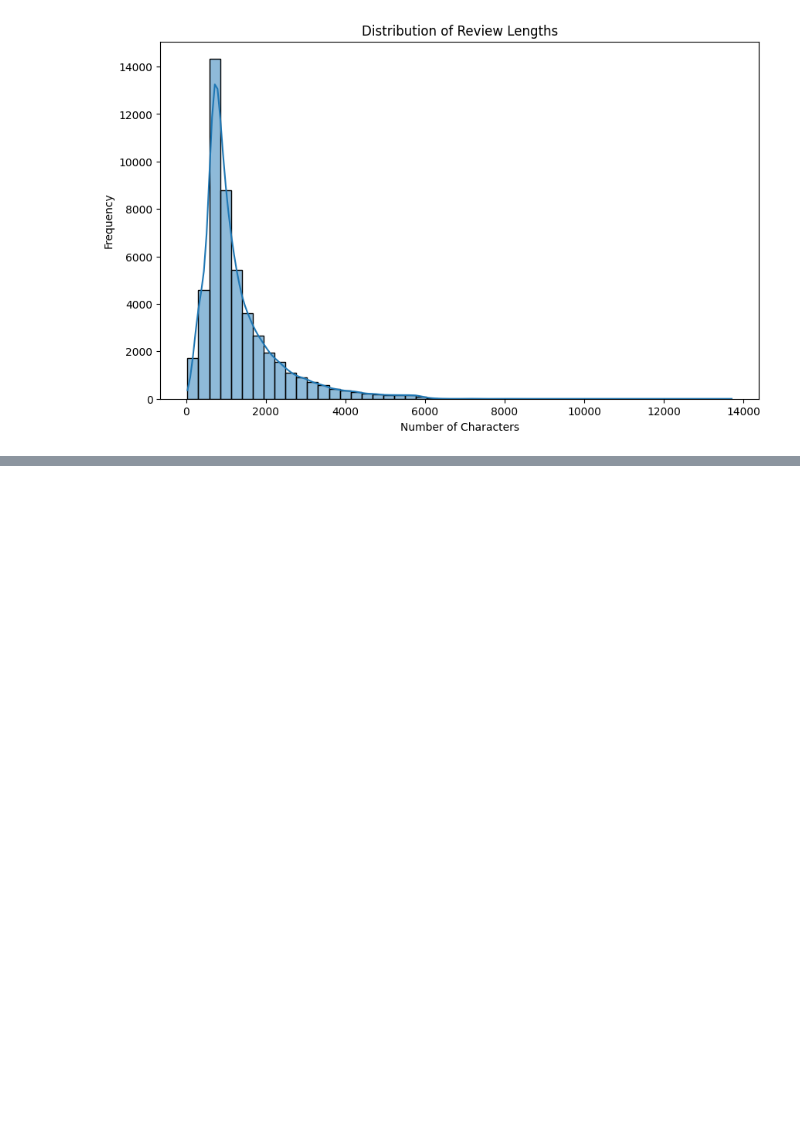
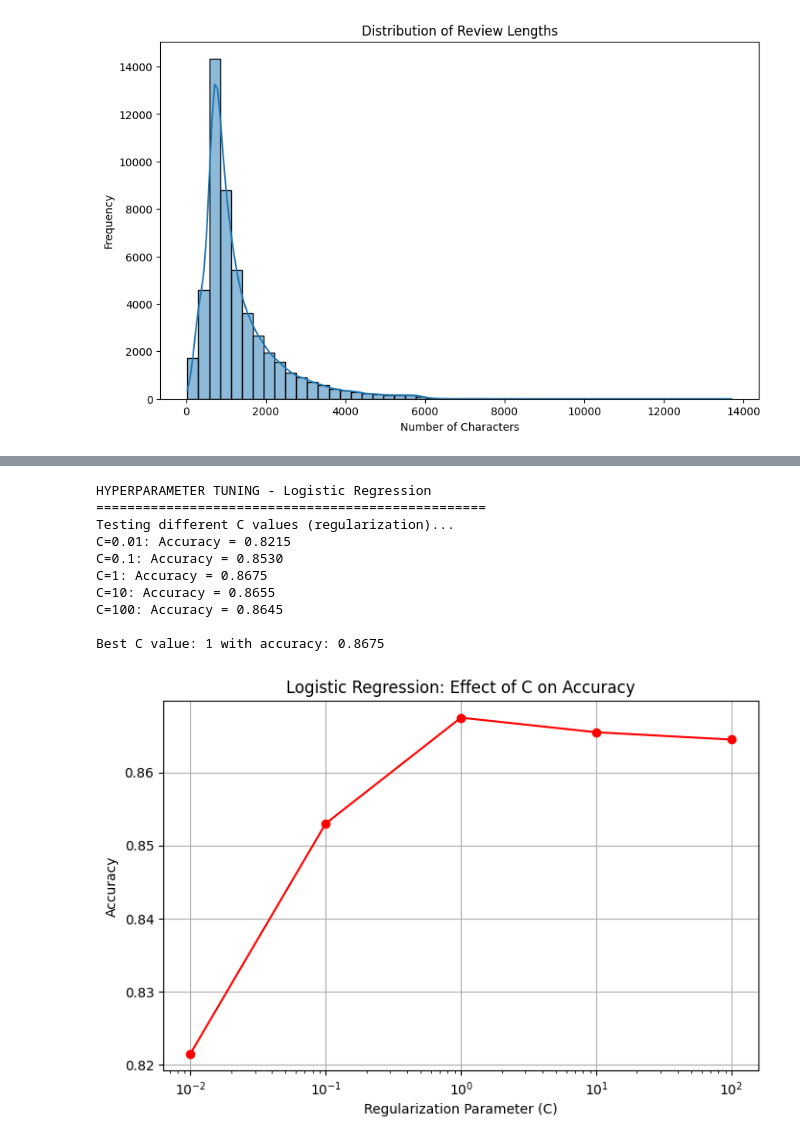
Before and after one commit to shreyakat21/IMDb-Sentiment-Classifier-Data-Exploration, a Jupyter notebook: FinalProject.ipynb, the cells around one changed output, grey strips where cells are left out. Drawn from its saved outputs; the diff is of its cells as text; code cells hidden in the pictures; blank space fills up the shorter version.

Commit message:
added knn and logistic classifiers

```diff
--- a/FinalProject.ipynb
+++ b/FinalProject.ipynb
@@ -129,0 +165,16 @@ df['cleaned_review'] = df['review'].apply(clean_text)
+# %%
+# Cell 3: Train Logistic Regression
+print("Training Logistic Regression...")
+
+lr = LogisticRegression(random_state=42, max_iter=1000)
+lr.fit(X_train_vec, y_train)
+
+# Make predictions
+lr_pred = lr.predict(X_test_vec)
+
+# Calculate metrics
+lr_accuracy = accuracy_score(y_test, lr_pred)
+
+print(f"Logistic Regression Test Accuracy: {lr_accuracy:.4f}")
+print("\nLogistic Regression Classification Report:")
+print(classification_report(y_test, lr_pred, target_names=['Negative', 'Positive']))
@@ -129,0 +359,43 @@ df['cleaned_review'] = df['review'].apply(clean_text)
+# %%
+# Cell: Hyperparameter Tuning for Logistic Regression
+print("HYPERPARAMETER TUNING - Logistic Regression")
+print("=" * 50)
+
+C_values = [0.01, 0.1, 1, 10, 100]
+lr_results = {}
+
+print("Testing different C values (regularization)...")
+for C in C_values:
+    lr_temp = LogisticRegression(C=C, random_state=42, max_iter=1000)
+    lr_temp.fit(X_train_vec, y_train)
+
+    # Test on small sample
+    pred = lr_temp.predict(X_test_vec[:2000])
+    acc = accuracy_score(y_test[:2000], pred)
+    lr_results[C] = acc
+    print(f"C={C}: Accuracy = {acc:.4f}")
+
+# Find best C
+best_C = max(lr_results, key=lr_results.get)
+print(f"\nBest C value: {best_C} with accuracy: {lr_results[best_C]:.4f}")
+
+# Plot hyperparameter results
+plt.figure(figsize=(8, 5))
+plt.semilogx(list(lr_results.keys()), list(lr_results.values()), 'ro-')
+plt.title('Logistic Regression: Effect of C on Accuracy')
+plt.xlabel('Regularization Parameter (C)')
+plt.ylabel('Accuracy')
+plt.grid(True)
+plt.show()
+# %% [output]
+HYPERPARAMETER TUNING - Logistic Regression
+==================================================
+Testing different C values (regularization)...
+C=0.01: Accuracy = 0.8215
+C=0.1: Accuracy = 0.8530
+C=1: Accuracy = 0.8675
+C=10: Accuracy = 0.8655
+C=100: Accuracy = 0.8645
+
+Best C value: 1 with accuracy: 0.8675
+[figure, added]
```
Also changed, not shown: parts of 11 cells of this notebook, 1 other file.
